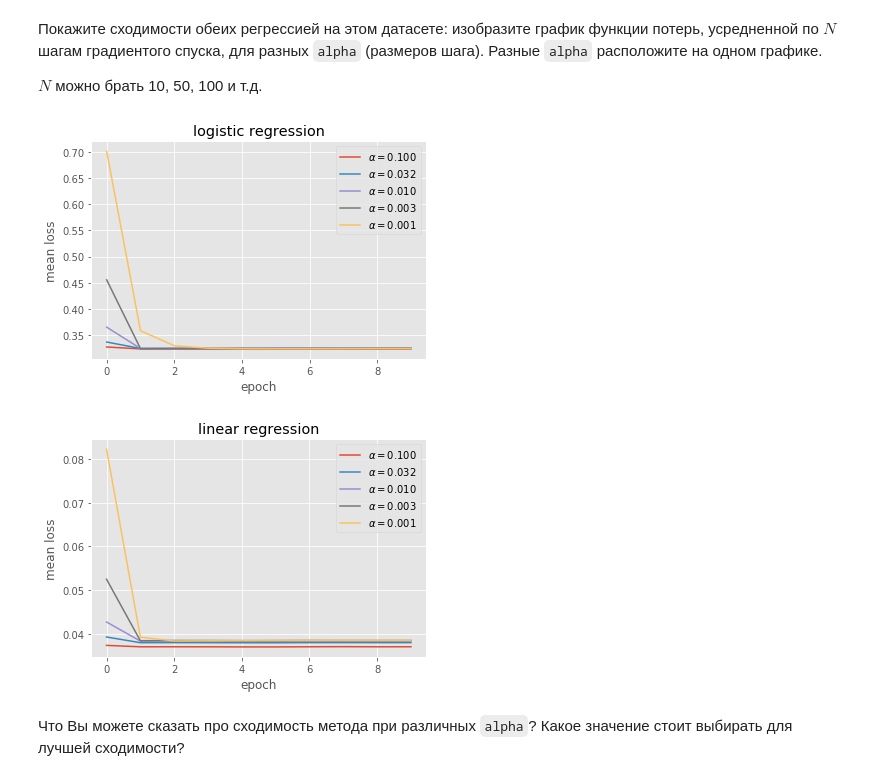
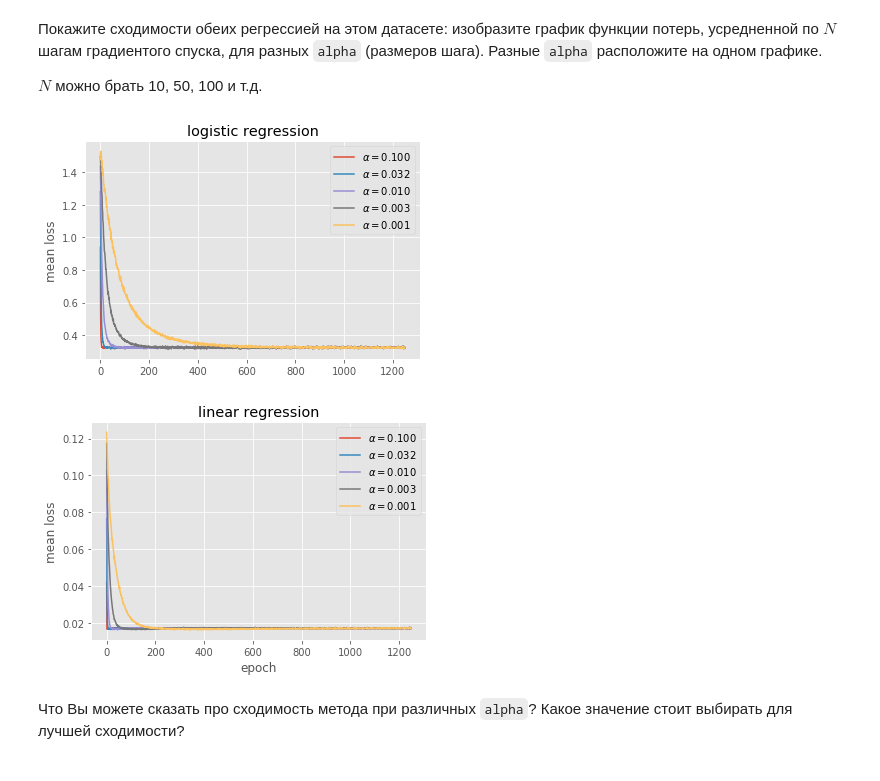
Before and after one commit to LevKats/ml1.sphere, a Jupyter notebook: 2019-09/hw2/kats_hw2.ipynb, the cells around one changed output. Cells and saved outputs as stored; diff of their text form; code cells hidden in the pictures.

Commit message:
fixed task with alpha

```diff
--- a/2019-09/hw2/kats_hw2.ipynb
+++ b/2019-09/hw2/kats_hw2.ipynb
@@ -618,44 +618,33 @@ from itertools import groupby
 # %%
 for alpha in np.logspace(-1, -3, 5):
     # усредняется по N = 10
     clf = MySGDClassifier(
-        partial(batch_generator, batch_size=40, shuffle=True),
-        model_type="log_reg", max_epoch=10, C=10, alpha=alpha
+        partial(batch_generator, batch_size=400, shuffle=True),
+        model_type="log_reg", max_epoch=50, C=10, alpha=alpha
     )
     clf.fit(X, y)
-    seq = zip(clf.errors_log["iter"], clf.errors_log["loss"])
-
-    groups = []
-    ls = sorted(seq, key=itemgetter(0))
-    for k, g in groupby(ls, key=itemgetter(0)):
-        groups.append(list(map(itemgetter(1), g)))
-    ar = np.array(groups)
-    plt.plot(ar.mean(axis=0), label=r"$\alpha = {:.3f}$".format(alpha))
+    N = 10
+    ar = np.asarray(clf.errors_log["loss"]).reshape(-1, N)
+    plt.plot(ar.mean(axis=1), label=r"$\alpha = {:.3f}$".format(alpha))
     # print("alpha = {:.3f} done".format(alpha))
 
 plt.title("logistic regression")
-plt.xlabel("epoch")
+plt.xlabel("")
 plt.ylabel("mean loss")
 plt.legend()
 plt.show()
 # %% [output]
-[figure, old version]
+[figure, new version]
 # %%
 for alpha in np.logspace(-1, -3, 5):
     clf = MySGDClassifier(
-        partial(batch_generator, batch_size=40, shuffle=True),
-        model_type="lin_reg", max_epoch=10, C=100, alpha=alpha
+        partial(batch_generator, batch_size=400, shuffle=True),
+        model_type="lin_reg", max_epoch=50, C=100, alpha=alpha
     )
     clf.fit(X, y)
-    seq = zip(clf.errors_log["iter"], clf.errors_log["loss"])
-
-    groups = []
-    ls = sorted(seq, key=itemgetter(0))
-    for k, g in groupby(ls, key=itemgetter(0)):
-        groups.append(list(map(itemgetter(1), g)))
-    ar = np.array(groups)
-    plt.plot(ar.mean(axis=0), label=r"$\alpha = {:.3f}$".format(alpha))
-    # print("alpha = {:.3f} done".format(alpha))
+    N = 10
+    ar = np.asarray(clf.errors_log["loss"]).reshape(-1, N)
+    plt.plot(ar.mean(axis=1), label=r"$\alpha = {:.3f}$".format(alpha))
 
 plt.title("linear regression")
 plt.xlabel("epoch")
@@ -663,7 +652,7 @@ plt.ylabel("mean loss")
 plt.legend()
 plt.show()
 # %% [output]
-[figure, old version]
+[figure, new version]
 # %% [markdown]
 Что Вы можете сказать про сходимость метода при различных `alpha`? Какое значение стоит выбирать для лучшей сходимости?
 # %% [markdown]
```
Also changed, not shown: parts of 1 cell of this notebook.
